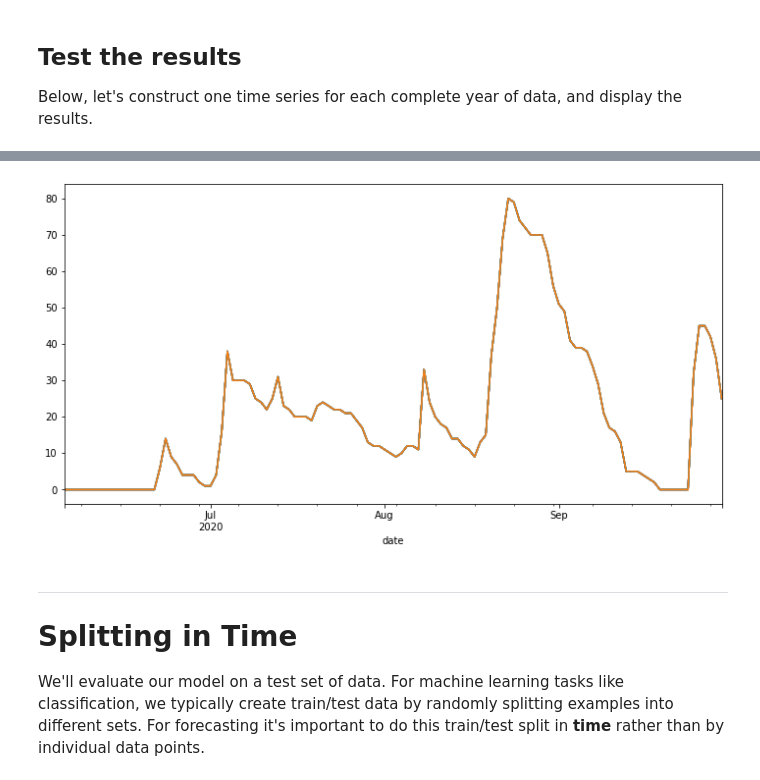
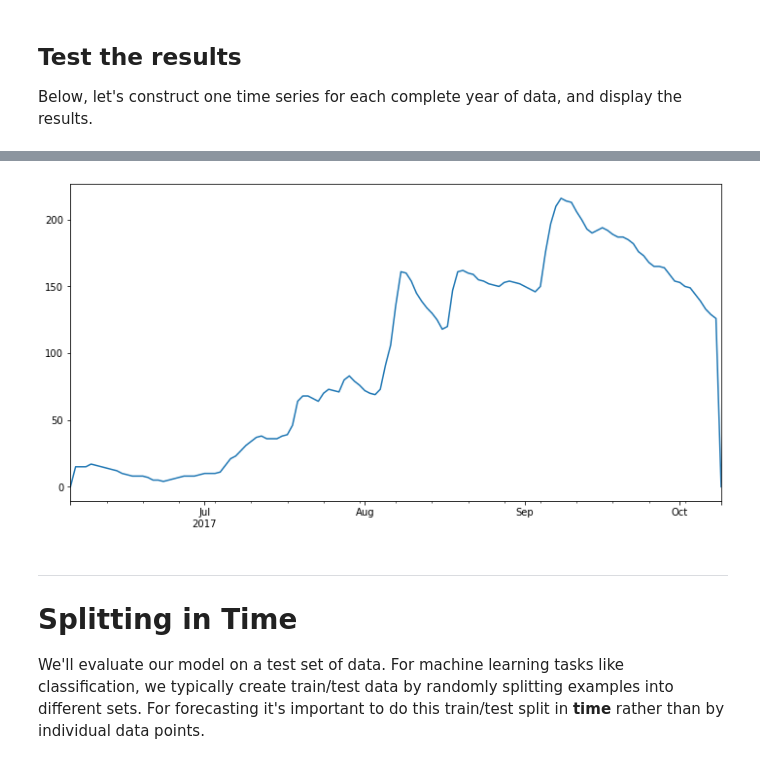
Before and after one commit to boffyd/UdacityML-Capstone, a Jupyter notebook: FallsCreekSnowForecast.ipynb, the cells around one changed output, grey strips where cells are left out. Drawn from its saved outputs; the diff is of its cells as text; code cells hidden in the pictures.

```diff
--- a/FallsCreekSnowForecast.ipynb
+++ b/FallsCreekSnowForecast.ipynb
@@ -126,38 +149,42 @@ time_series.append(pd.Series(data=data, index=index))
 # %%
 def make_time_series(df, years, freq ='D'):
-    '''Creates many time series as there are complete years. This code
-       accounts for the leap year, 2008.
-
-      :param mean_power_df: A dataframe of global power consumption, averaged by day.
+    '''
+      :param df: A dataframe of global power consumption, averaged by day.
        This dataframe should also be indexed by a datetime.
 
       :param years: A list of years to make time series out of, ex. ['2007', '2008'].
       :param freq: The frequency of data recording (D = daily)
 
-      :param start_idx: The starting dataframe index of the first point in the first time series.
-
       :return: A list of pd.Series(), time series data.
       '''
-    # store time series
+    # Initialise time_series
     time_series = []
 
     # create time series for each year in years
+    start_idx = 0
+
     for i in range(len(years)):
 
         year = years[i]
-        start_idx = 0
-        end_idx = 118 #was 126
-        end_idx = 118
+        end_idx = start_idx + 127
 
-        # create start and end datetimes
-        t_start = year + '-06-06' # 6th June of each year = t_start
-        t_end = year + '-10-01' # 1st October = t_end was 9th
+        # create start and end datetimes, as  to be the full range
+        t_start = year + '-06-05' # month/day
+        t_end = year + '-10-09' # month/day
+        print(t_start)
+        print(t_end)
 
-        # get global consumption data
+        # pass dataframe index to data.
         data = df[start_idx:end_idx]
+        print(data)
+        # create time series
 
-        # create time series
-        time_series.append(pd.Series(data=data))
+        index = pd.DatetimeIndex(pd.date_range(start = t_start, end = t_end, freq=freq))
+
+        #print(new_series)
+        time_series.append(pd.Series(data = data, index = index))
+
+
         start_idx = end_idx
 
     # return list of time series
@@ -170,7 +197,7 @@ Below, let's construct one time series for each complete year of data, and displ
 # test out the code above
 
 # yearly time series for our three complete years
-years = ['2008','2009','2010','2011','2012','2013','2014','2015','2016', '2017', '2018', '2019']
+years = ['2009','2010','2011','2012','2013','2014','2015','2016', '2017', '2018', '2019']
 
 # make time series
 time_series = make_time_series(snow_df, years)
@@ -177,11 +242,12 @@ time_series = make_time_series(snow_df, years)
 # %%
+# display first time series
+time_series_idx = 8
+
 plt.figure(figsize=(12,6))
-for ts in time_series:
-    ts.plot()
-
+time_series[time_series_idx].plot()
 plt.show()
 # %% [output]
-[figure, old version]
+[figure, new version]
 # %% [markdown]
 ---
 # Splitting in Time
```
Also changed, not shown: parts of 16 cells of this notebook.
